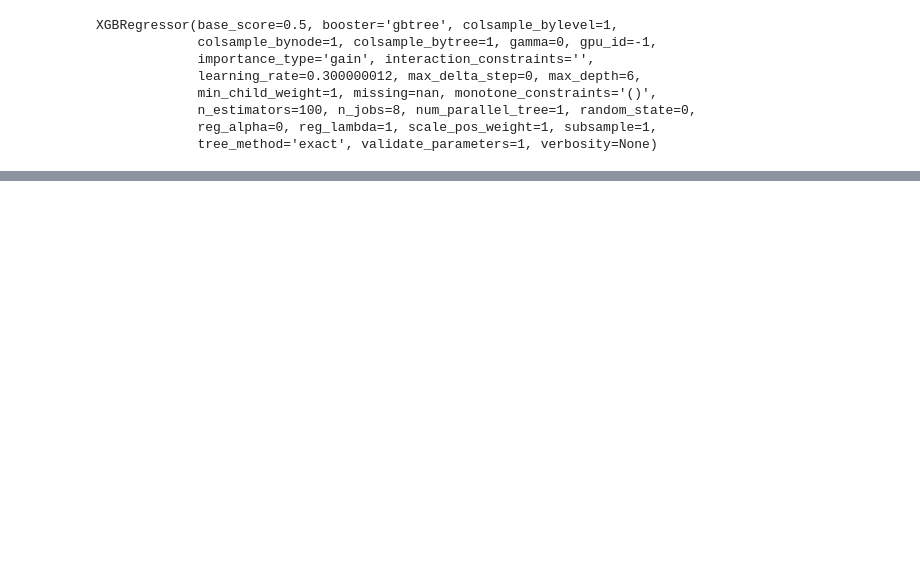
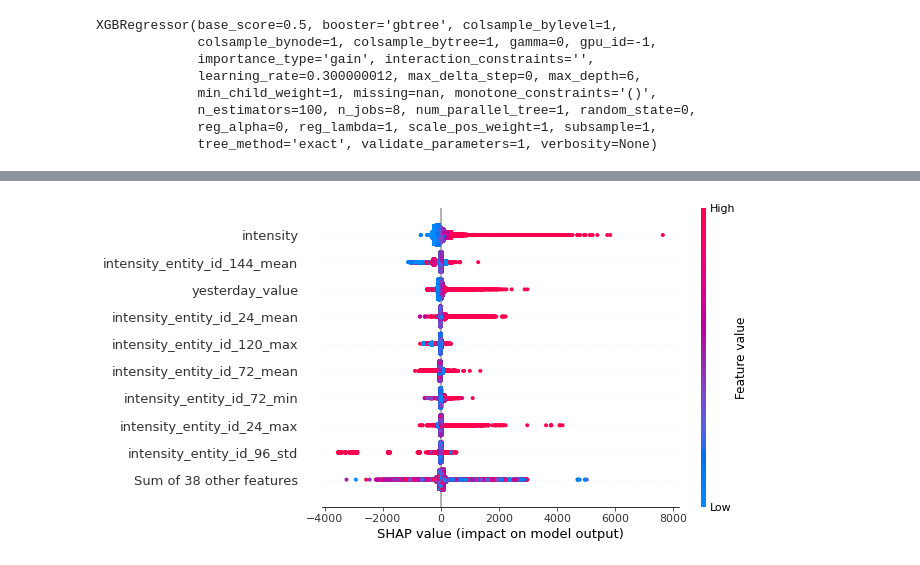
Before and after one commit to TiagoFilipeSousaGoncalves/wdl-tech-moguls, a Jupyter notebook: stage-2/code/Deliverable.ipynb, the cells around one changed output, grey strips where cells are left out. Drawn from its saved outputs; the diff is of its cells as text; code cells hidden in the pictures; blank space fills up the shorter version.

```diff
--- a/stage-2/code/Deliverable.ipynb
+++ b/stage-2/code/Deliverable.ipynb
@@ -348 +598,12 @@ xgb.get_booster().get_score(importance_type='weight')
+# %%
+import shap
+
+# explain the model's predictions using SHAP
+# (same syntax works for LightGBM, CatBoost, scikit-learn, transformers, Spark, etc.)
+explainer = shap.Explainer(xgb)
+shap_values = explainer(X_test[COLS_TO_KEEP].fillna(9999).astype(float))
+# %%
+shap.plots.beeswarm(shap_values)
+# %% [output]
+[figure, added]
 # %%
```
Also changed, not shown: parts of 61 cells of this notebook.
